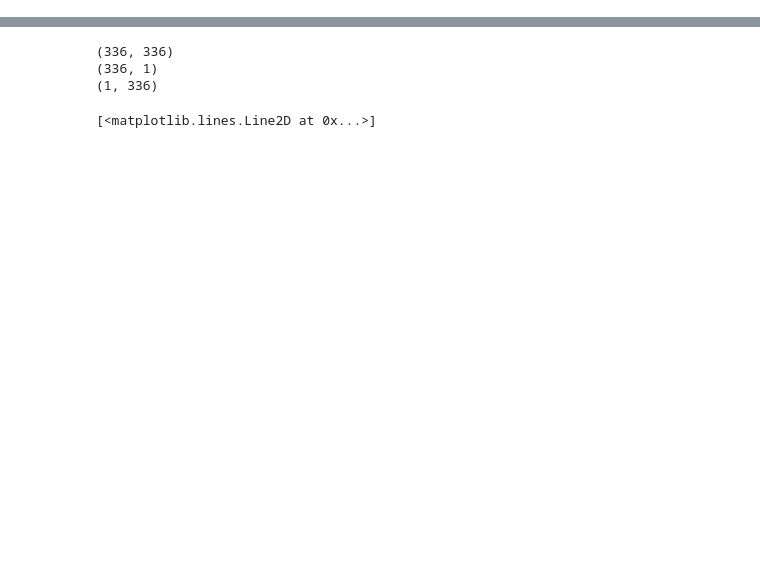
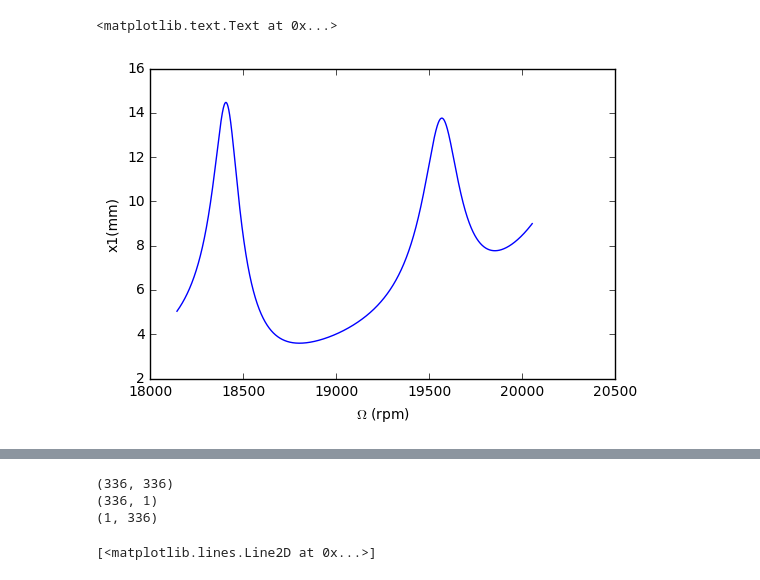
Before and after one commit to eduardoseraphim/ModelagemRotores, a Jupyter notebook: Estudo - Compressor.ipynb, the cells around one changed output, grey strips where cells are left out. Drawn from its saved outputs; the diff is of its cells as text; code cells hidden in the pictures; blank space fills up the shorter version.

```diff
--- a/Estudo - Compressor.ipynb
+++ b/Estudo - Compressor.ipynb
@@ -159,0 +162,8 @@ plt.ylabel('x1(mm)')
+# %%
+w,x=resposta_frequencia(1900,2100)
+plt.plot(w*30/np.pi, x[:,0]*1000)
+plt.xlabel('$\Omega$ (rpm)')
+plt.ylabel('x1(mm)')
+# %% [output]
+<matplotlib.text.Text at 0x...>
+[figure, added]
```
Also changed, not shown: parts of 12 cells of this notebook, 1 other file.
